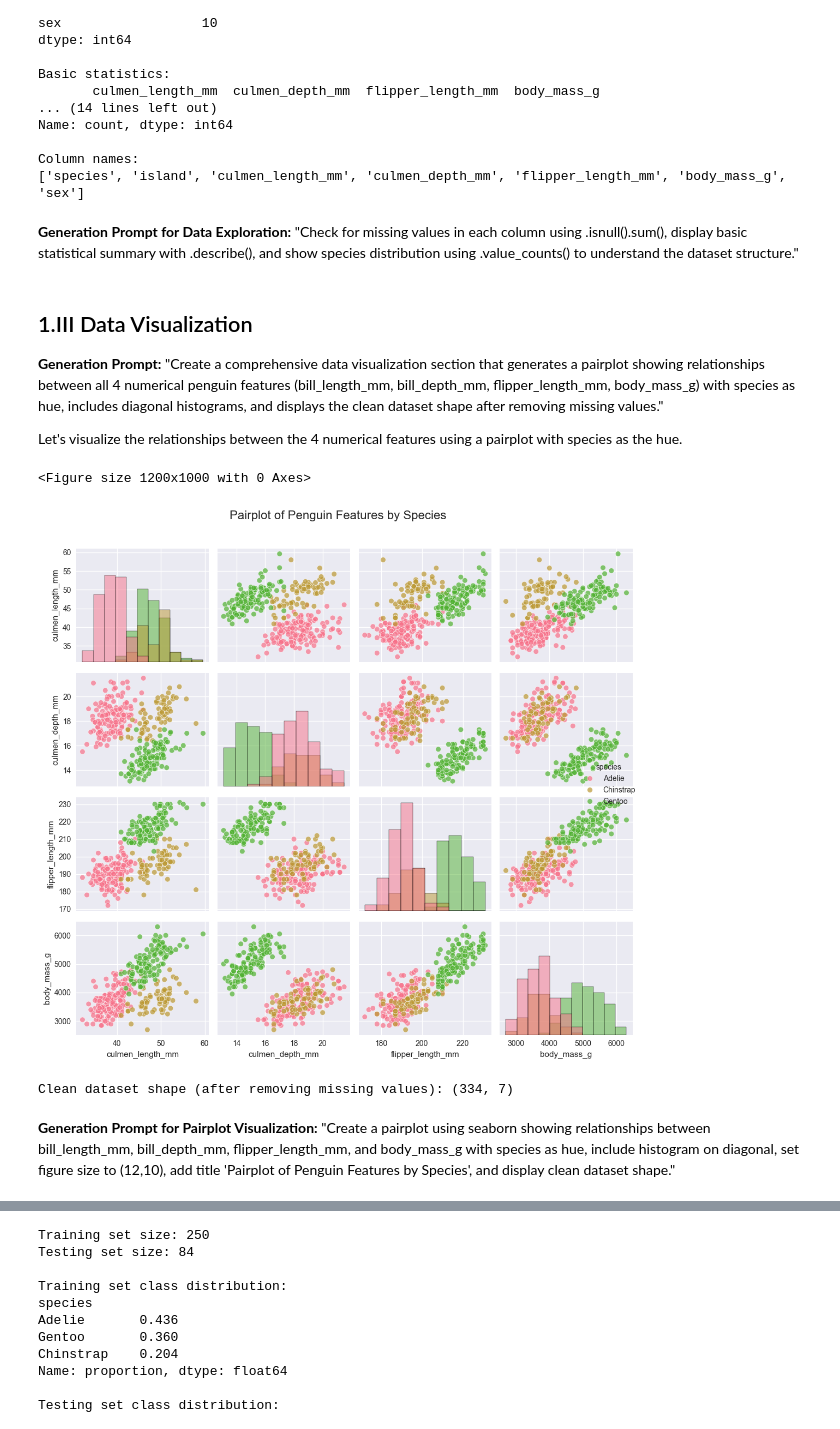
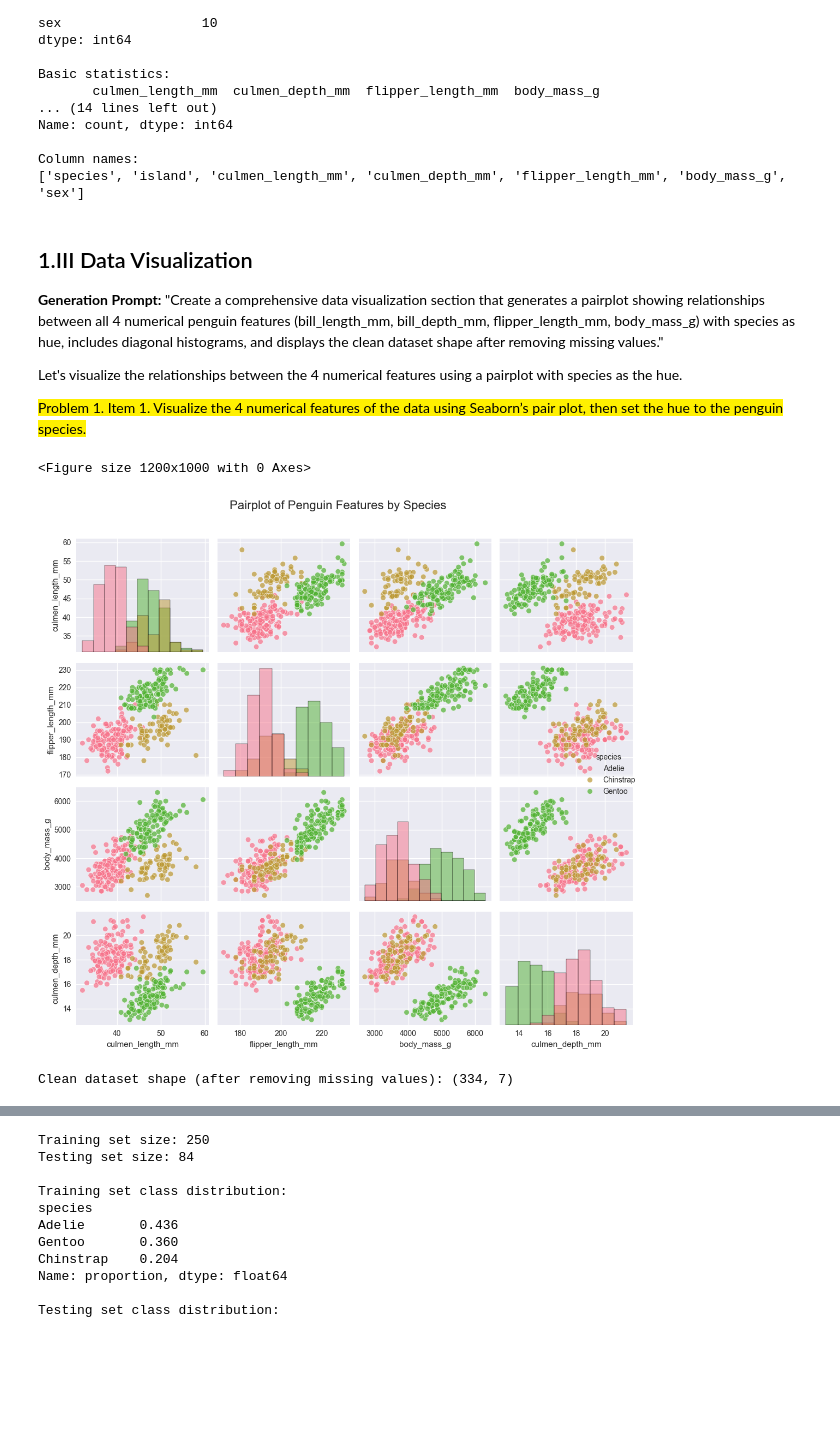
Before and after one commit to jonmaaku/AI221-machine-problems, a Jupyter notebook: mp2/MP2.ipynb, the cells around one changed output, grey strips where cells are left out. Cells and saved outputs as stored; diff of their text form; code cells hidden in the pictures; blank space fills up the shorter version.

```diff
--- a/mp2/MP2.ipynb
+++ b/mp2/MP2.ipynb
@@ -108,41 +108,43 @@ Name: count, dtype: int64
 
 Column names:
 ['species', 'island', 'culmen_length_mm', 'culmen_depth_mm', 'flipper_length_mm', 'body_mass_g', 'sex']
-# %% [markdown]
-**Generation Prompt for Data Exploration:**
-"Check for missing values in each column using .isnull().sum(), display basic statistical summary with .describe(), and show species distribution using .value_counts() to understand the dataset structure."
+# %%
+feature_1 = {"label": "Culmen Length (mm)", "access_key": "culmen_length_mm"}
+feature_2 = {"label": "Flipper Length (mm)", "access_key": "flipper_length_mm"}
+feature_3 = {"label": "Body Mass (g)", "access_key": "body_mass_g"}
+feature_4 = {"label": "Culmen Depth (mm)", "access_key": "culmen_depth_mm"}
+target = {"label": "Species", "access_key": "species"}
 # %% [markdown]
 ## 1.III Data Visualization
 
 **Generation Prompt:** "Create a comprehensive data visualization section that generates a pairplot showing relationships between all 4 numerical penguin features (bill_length_mm, bill_depth_mm, flipper_length_mm, body_mass_g) with species as hue, includes diagonal histograms, and displays the clean dataset shape after removing missing values."
 
 Let's visualize the relationships between the 4 numerical features using a pairplot with species as the hue.
+
+<mark style="background-color: #fff000;">Problem 1. Item 1. Visualize the 4 numerical features of the data using Seaborn’s pair plot, then set the hue to the penguin species.</mark>
 # %%
-# Create pairplot of the 4 numerical features with species as hue
+# Prompt: Create pairplot of the 4 numerical features with species as hue
 # Remove rows with missing values for better visualization
 df_clean = df.dropna()
 
 # Create the pairplot
 plt.figure(figsize=(12, 10))
 g = sns.pairplot(df_clean,
-                 vars=['culmen_length_mm', 'culmen_depth_mm', 'flipper_length_mm', 'body_mass_g'],
+                 vars=[feature_1["access_key"], feature_2["access_key"], feature_3["access_key"], feature_4["access_key"]],
                  hue='species',
                  diag_kind='hist',
                  plot_kws={'alpha': 0.7})
 
 # Adjust layout and add title
 g.fig.suptitle('Pairplot of Penguin Features by Species', y=1.02, size=16)
 plt.tight_layout()
 plt.show()
 
 print(f"Clean dataset shape (after removing missing values): {df_clean.shape}")
 # %% [output]
 <Figure size 1200x1000 with 0 Axes>
-[figure, old version]
+[figure, new version]
 Clean dataset shape (after removing missing values): (334, 7)
-# %% [markdown]
-**Generation Prompt for Pairplot Visualization:**
-"Create a pairplot using seaborn showing relationships between bill_length_mm, bill_depth_mm, flipper_length_mm, and body_mass_g with species as hue, include histogram on diagonal, set figure size to (12,10), add title 'Pairplot of Penguin Features by Species', and display clean dataset shape."
 # %% [markdown]
 ## 1.IV Data Preparation
 
```
Also changed, not shown: parts of 80 cells of this notebook.
